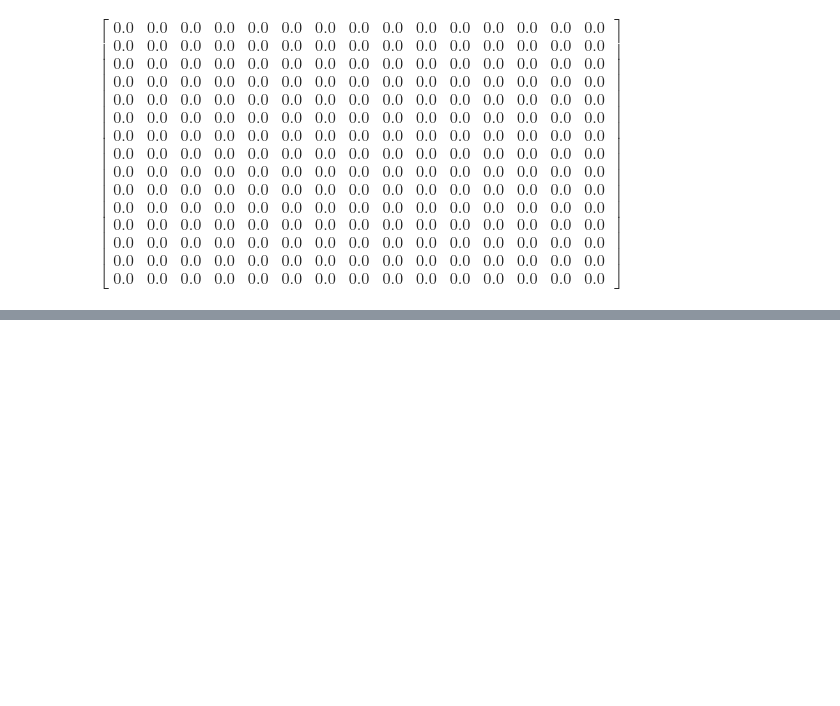
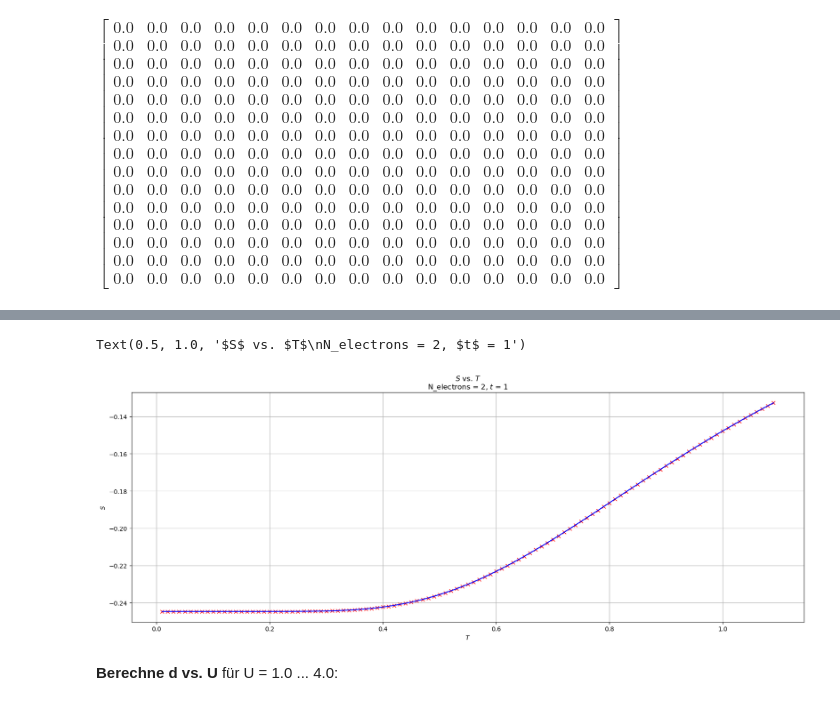
Before and after one commit to alexanderwurm/Hubbard-triangle, a Jupyter notebook: Hubbard triangle.ipynb, the cells around one changed output, grey strips where cells are left out. Saved outputs shown, nothing was run; the diff lists cells and outputs as text; code cells hidden in the pictures; blank space fills up the shorter version.

```diff
--- a/Hubbard triangle.ipynb
+++ b/Hubbard triangle.ipynb
@@ -78,0 +81,46 @@ Text(0.5, 1.0, 'spin-spin correlation function $S$ vs. $U$\nN_electrons = 2')
+# %%
+T = np.arange(0.01, 1.1, 0.01)
+STi = []
+
+cnt = 0
+
+for Ti in T:
+    n_elem = []
+    eigval_all = np.array([])
+    beta = 1/Ti
+
+    # find ground state
+    Hamiltonian = generate_Hamiltonian(states, Ui=1)
+    eigval, eigvec = np.linalg.eig(Hamiltonian)
+    eigval_min = np.min(eigval)
+
+    eigval_all = np.append(eigval_all, eigval)
+
+    st_avg = 0
+
+    for i in range(len(eigval)):
+        st_avg = 0
+        for k,x in enumerate(eigvec[:,i]):
+            res1 = up(states[k])[0] - down(states[k])[0]
+            res2 = up(states[k])[1] - down(states[k])[1]
+            res3 = up(states[k])[2] - down(states[k])[2]
+            st_avg += x**2 * (res1*res2 + res2*res3 + res3*res1) / NSITES
+
+        n_elem.append((st_avg, eigval[i]))
+
+    n_avg = Avg(n_elem, beta, eigval_all, eigval_min)
+    STi.append(n_avg)
+# %%
+plt.rcParams['figure.figsize'] = [20, 7]
+plt.rcParams['figure.dpi'] = 100
+plt.plot(T, STi, 'rx')
+plt.plot(T, STi, 'b')
+plt.grid()
+plt.xlabel("$T$")
+plt.ylabel(r"$S$")
+plt.title(r"$S$ vs. $T$" "\n" "N_electrons = {:g}, $t$ = {:g}" .format(N_electrons, t))
+# %% [output]
+Text(0.5, 1.0, '$S$ vs. $T$\nN_electrons = 2, $t$ = 1')
+[figure, added]
+# %% [markdown]
+**Berechne d vs. U** für U = 1.0 ... 4.0:
```
Also changed, not shown: parts of 6 cells of this notebook, 2 other files.
